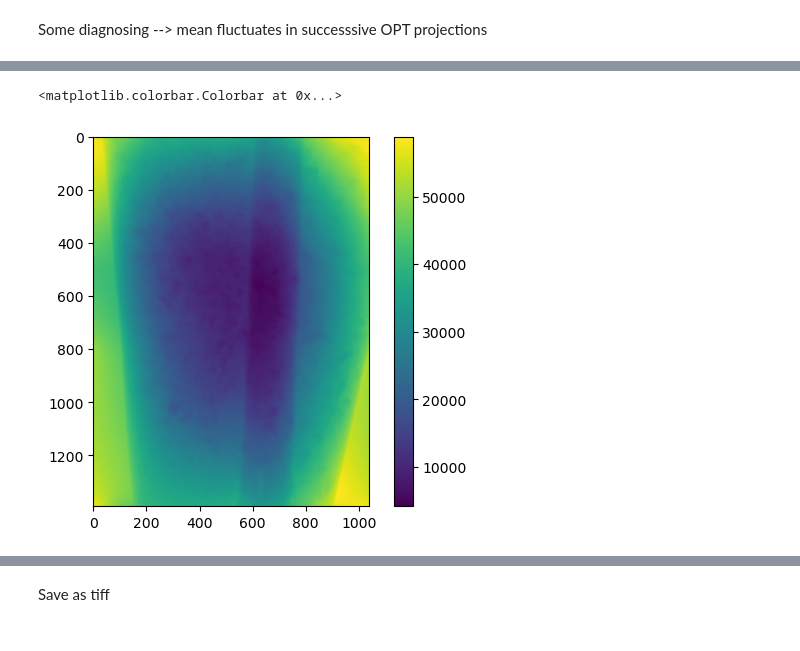
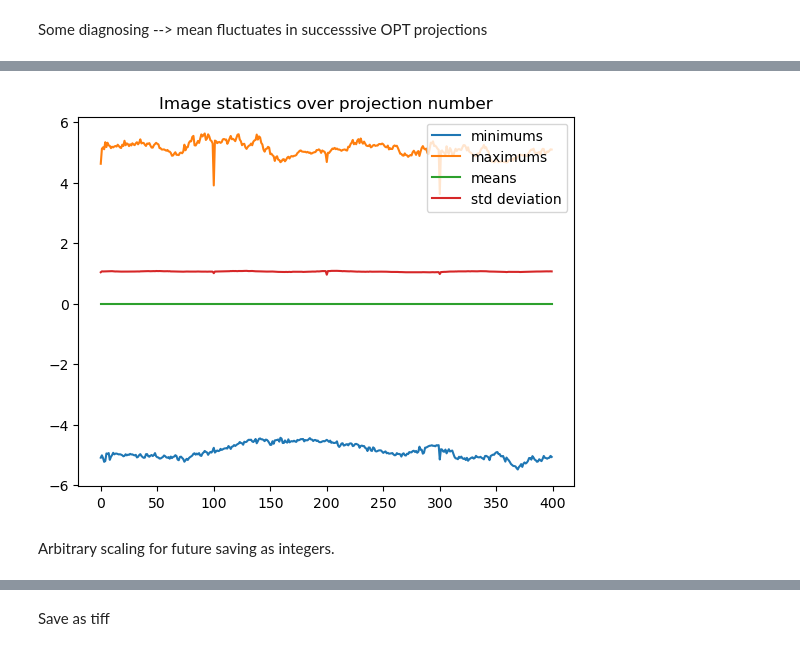
Before and after one commit to kwokkenton/optea, a Jupyter notebook: led_array/agarose_phantom_analysis waller.ipynb, the cells around one changed output, grey strips where cells are left out. Saved outputs shown, nothing was run; the diff lists cells and outputs as text; code cells hidden in the pictures.

```diff
--- a/led_array/agarose_phantom_analysis waller.ipynb
+++ b/led_array/agarose_phantom_analysis waller.ipynb
@@ -243,6 +247,6 @@ phase_contrast_subtracted *= 6e4
-# %%
-plt.imshow(phase_contrast_subtracted[120])
-plt.colorbar()
-# %% [output]
-<matplotlib.colorbar.Colorbar at 0x...>
-[figure, removed]
+# %%
+num_projections = len(full_phantom)
+phase_contrast = np.zeros((num_projections, im_height, im_width))
+
+for i in tqdm(range(num_projections)):
+    phase_contrast[i] = do_dpc(full_phantom[i])
@@ -248,0 +257,24 @@ plt.colorbar()
+# %%
+minimums = []
+maximums = []
+means = []
+std = []
+for i in range(num_projections):
+    minimums.append(np.min(phase_contrast[i]))
+    maximums.append(np.max(phase_contrast[i]))
+    means.append(np.mean(phase_contrast[i]))
+    std.append(np.std(phase_contrast[i]))
+
+plt.title('Image statistics over projection number')
+plt.plot(minimums, label='minimums')
+plt.plot(maximums, label= 'maximums')
+plt.plot(means, label='means')
+
+
+plt.plot(std, label='std deviation')
+plt.legend()
+plt.show()
+# %% [output]
+[figure, added]
+# %% [markdown]
+Arbitrary scaling for future saving as integers.
```
Also changed, not shown: parts of 20 cells of this notebook, 2 other files.
